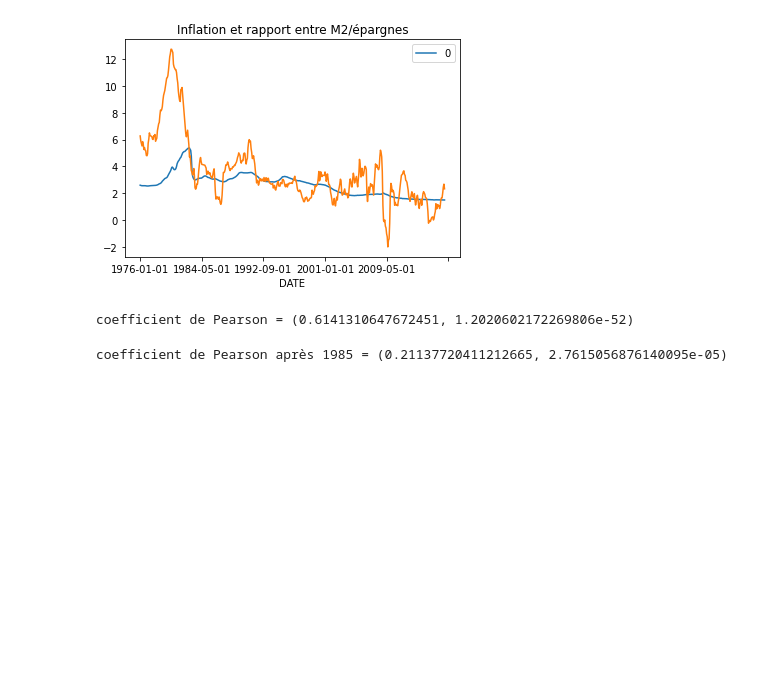
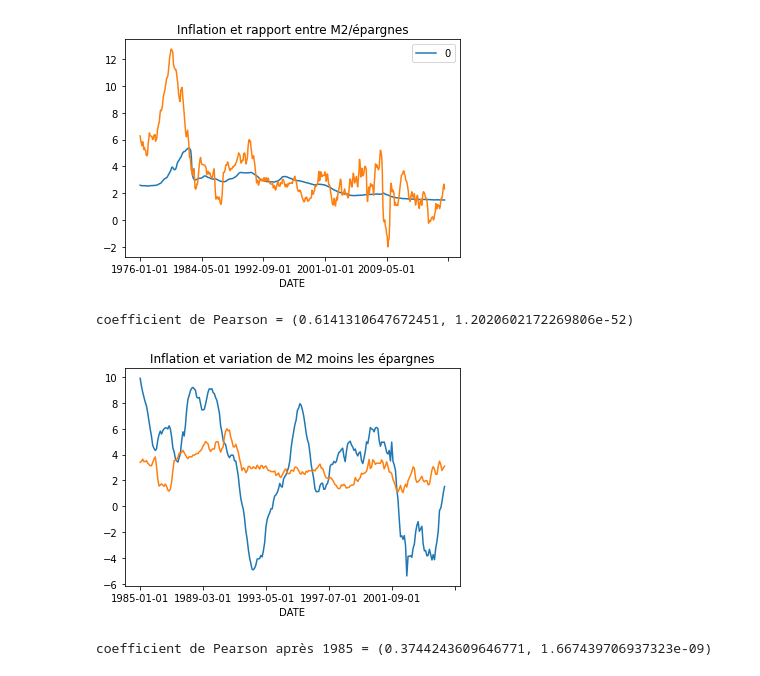
Before and after one commit to felipe-fp/corcovado, a Jupyter notebook: M2_Savings_analysis.ipynb, the cells around one changed output. Cells and saved outputs as stored; diff of their text form; code cells hidden in the pictures; blank space fills up the shorter version.

```diff
--- a/M2_Savings_analysis.ipynb
+++ b/M2_Savings_analysis.ipynb
@@ -69,17 +68,27 @@ coeff_pearson = pearsonr(x1,y1)
 print("coefficient de Pearson = {}".format(coeff_pearson))
 # %% [output]
 coefficient de Pearson = (0.6141310647672451, 1.2020602172269806e-52)
+# %%
+## inlfation et delta différence entre 1985 et 2005 ##
+
+delta_difference_1985 = delta_difference.loc['1985-01-01':'2005-03-01']
+inflation_1985 = inflation.loc['1985-01-01':'2005-03-01']
+
+plt.figure()
+delta_difference_1985['M2_less_savings'].plot()
+inflation_1985['delta'].plot()
+plt.title('Inflation et variation de M2 moins les épargnes')
+plt.show()
+# %% [output]
+[figure, added]
 # %%
-## inlfation et delta différence entre 1985 et 2017 ##
-
-delta_difference_1985 = delta_difference.loc['1985-01-01':'2017-03-01']
-inflation_1985 = inflation.loc['1985-01-01':'2017-03-01']
+############# Analyse statistique de base #############
 
 x2 = inflation_1985['delta'].values
-y2 = delta_difference_1985['0'].values
+y2 = delta_difference_1985['M2_less_savings'].values
 
 from scipy.stats import pearsonr
 coeff_pearson = pearsonr(x2,y2)
-print("coefficient de Pearson après 1985 = {}".format(coeff_pearson))
+print("coefficient de Pearson entre 1985 et 2005 = {}".format(coeff_pearson))
 # %% [output]
-coefficient de Pearson après 1985 = (0.21137720411212665, 2.7615056876140095e-05)
+coefficient de Pearson après 1985 = (0.3744243609646771, 1.667439706937323e-09)
```
Also changed, not shown: parts of 3 cells of this notebook, 6 other files.
